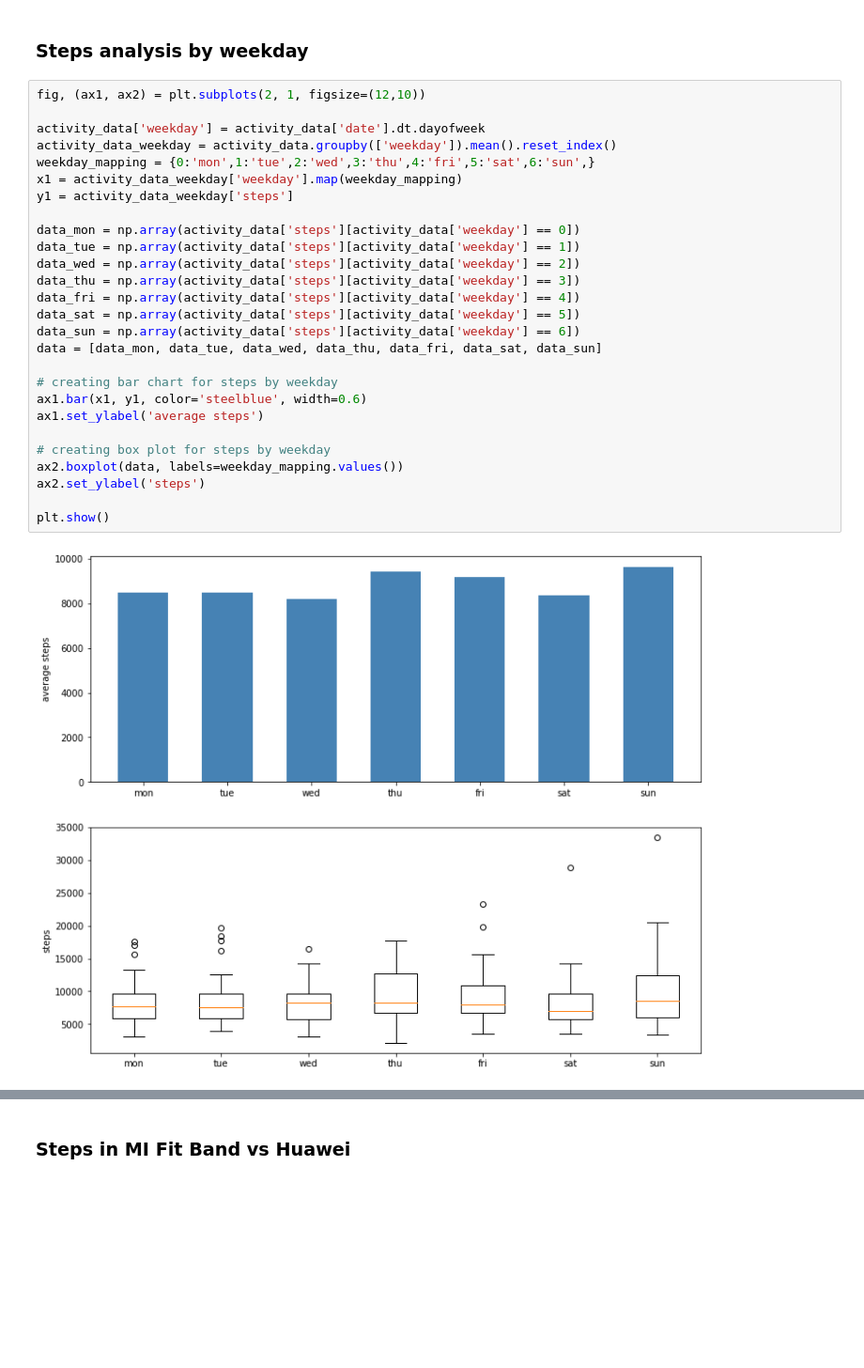
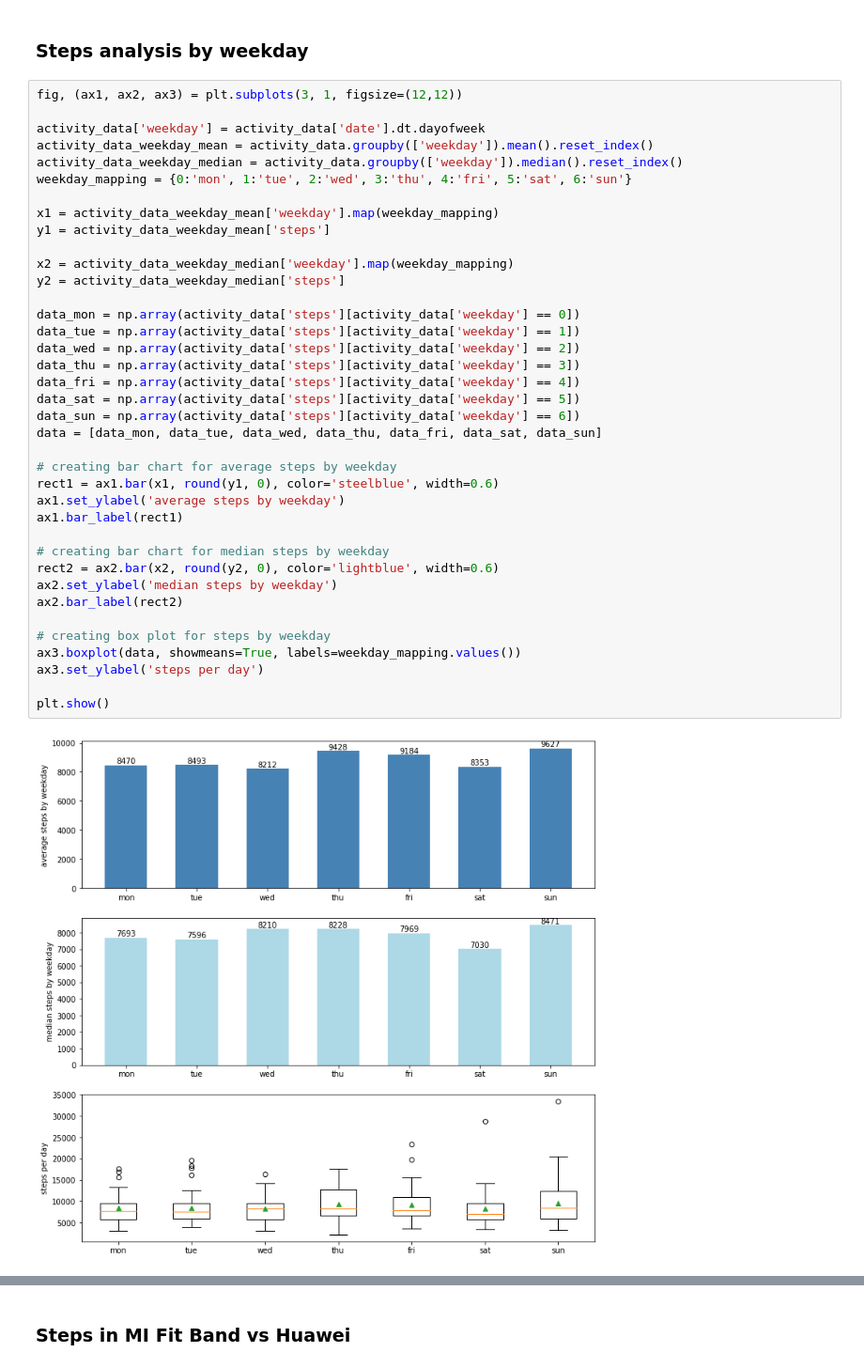
Before and after one commit to dariustamasauskas/MI-Fit-Band, a Jupyter notebook: Analysis/MI_Fit_Band.ipynb, the cells around one changed output, grey strips where cells are left out. Shown at 94% size. Drawn from its saved outputs; the diff is of its cells as text; blank space fills up the shorter version.

```diff
--- a/Analysis/MI_Fit_Band.ipynb
+++ b/Analysis/MI_Fit_Band.ipynb
@@ -128,31 +149,42 @@ Insights
 # %% [markdown]
 ### Steps analysis by weekday
 # %%
-fig, (ax1, ax2) = plt.subplots(2, 1, figsize=(12,10))
+fig, (ax1, ax2, ax3) = plt.subplots(3, 1, figsize=(12,12))
 
 activity_data['weekday'] = activity_data['date'].dt.dayofweek
-activity_data_weekday = activity_data.groupby(['weekday']).mean().reset_index()
-weekday_mapping = {0:'mon',1:'tue',2:'wed',3:'thu',4:'fri',5:'sat',6:'sun',}
-x1 = activity_data_weekday['weekday'].map(weekday_mapping)
-y1 = activity_data_weekday['steps']
+activity_data_weekday_mean = activity_data.groupby(['weekday']).mean().reset_index()
+activity_data_weekday_median = activity_data.groupby(['weekday']).median().reset_index()
+weekday_mapping = {0:'mon', 1:'tue', 2:'wed', 3:'thu', 4:'fri', 5:'sat', 6:'sun'}
+
+x1 = activity_data_weekday_mean['weekday'].map(weekday_mapping)
+y1 = activity_data_weekday_mean['steps']
+
+x2 = activity_data_weekday_median['weekday'].map(weekday_mapping)
+y2 = activity_data_weekday_median['steps']
 
 data_mon = np.array(activity_data['steps'][activity_data['weekday'] == 0])
 data_tue = np.array(activity_data['steps'][activity_data['weekday'] == 1])
 data_wed = np.array(activity_data['steps'][activity_data['weekday'] == 2])
 data_thu = np.array(activity_data['steps'][activity_data['weekday'] == 3])
 data_fri = np.array(activity_data['steps'][activity_data['weekday'] == 4])
 data_sat = np.array(activity_data['steps'][activity_data['weekday'] == 5])
 data_sun = np.array(activity_data['steps'][activity_data['weekday'] == 6])
 data = [data_mon, data_tue, data_wed, data_thu, data_fri, data_sat, data_sun]
 
-# creating bar chart for steps by weekday
-ax1.bar(x1, y1, color='steelblue', width=0.6)
-ax1.set_ylabel('average steps')
+# creating bar chart for average steps by weekday
+rect1 = ax1.bar(x1, round(y1, 0), color='steelblue', width=0.6)
+ax1.set_ylabel('average steps by weekday')
+ax1.bar_label(rect1)
+
+# creating bar chart for median steps by weekday
+rect2 = ax2.bar(x2, round(y2, 0), color='lightblue', width=0.6)
+ax2.set_ylabel('median steps by weekday')
+ax2.bar_label(rect2)
 
 # creating box plot for steps by weekday
-ax2.boxplot(data, labels=weekday_mapping.values())
-ax2.set_ylabel('steps')
+ax3.boxplot(data, showmeans=True, labels=weekday_mapping.values())
+ax3.set_ylabel('steps per day')
 
 plt.show()
 # %% [output]
-[figure, old version]
+[figure, new version]
```
Also changed, not shown: parts of 36 cells of this notebook.
